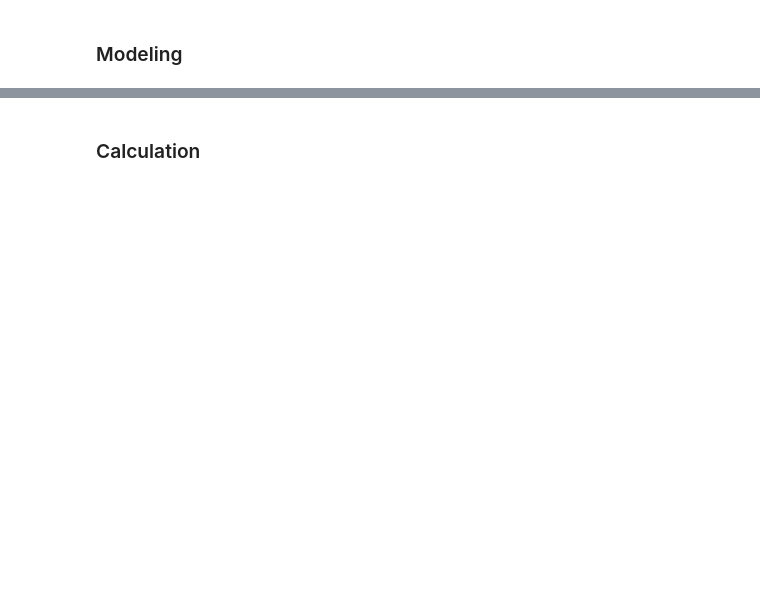
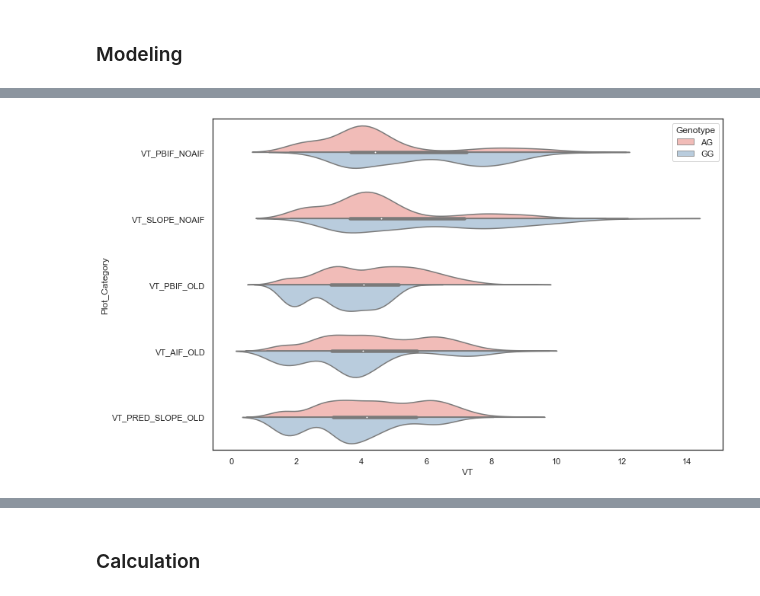
Before and after one commit to darenma/PBIF, a Jupyter notebook: ML-Model-2.ipynb, the cells around one changed output, grey strips where cells are left out. Cells and saved outputs as stored; diff of their text form; code cells hidden in the pictures; blank space fills up the shorter version.

```diff
--- a/ML-Model-2.ipynb
+++ b/ML-Model-2.ipynb
@@ -193,0 +680,7 @@ Accuracy = 94.01%.
+# %%
+sns.set(style="white", rc={"figure.figsize": (12, 8)})
+
+sns.violinplot(data=dg2.loc[dg2.Genotype!="AA"], x="VT", y="Plot_Category", hue="Genotype",palette="Pastel1", split=True)
+plt.savefig("Violin_Geno.tif", dpi=600)
+# %% [output]
+[figure, added]
```
Also changed, not shown: parts of 136 cells of this notebook, 30 other files.
